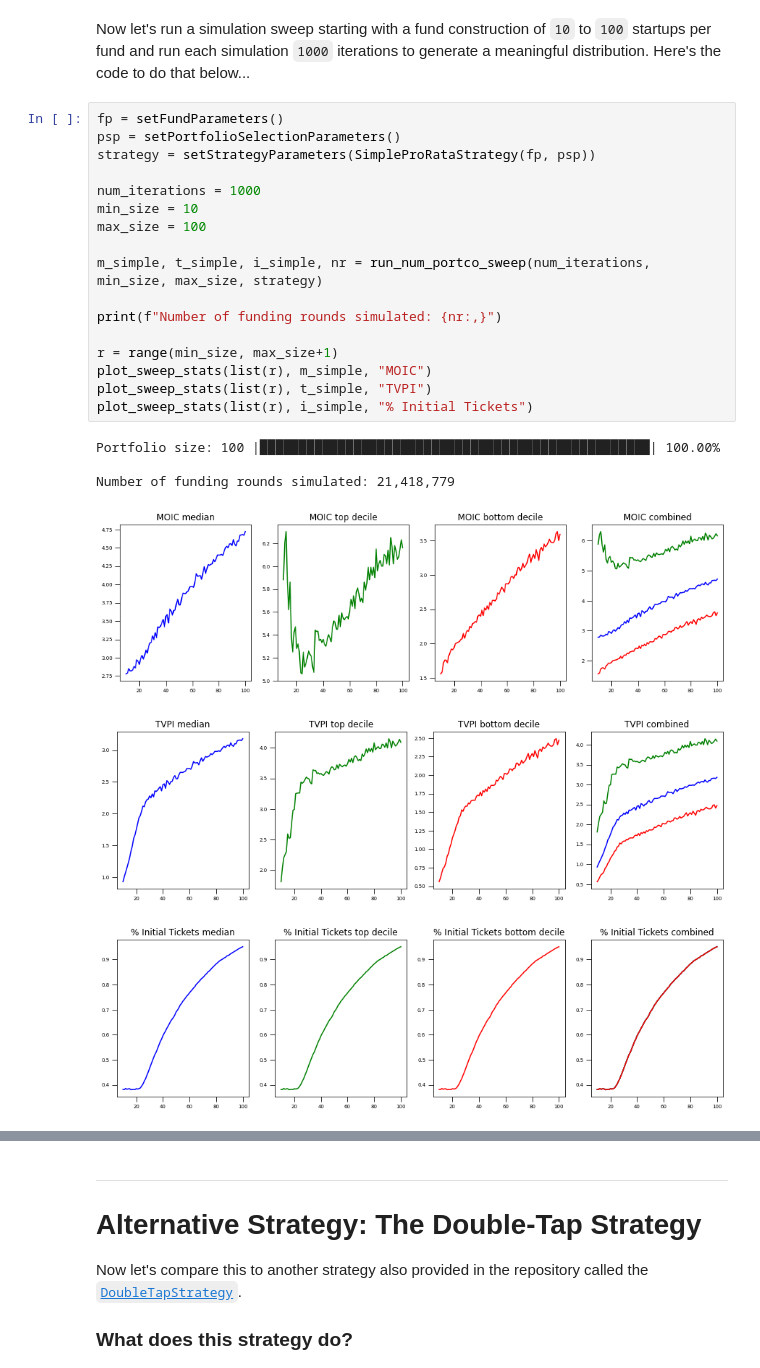
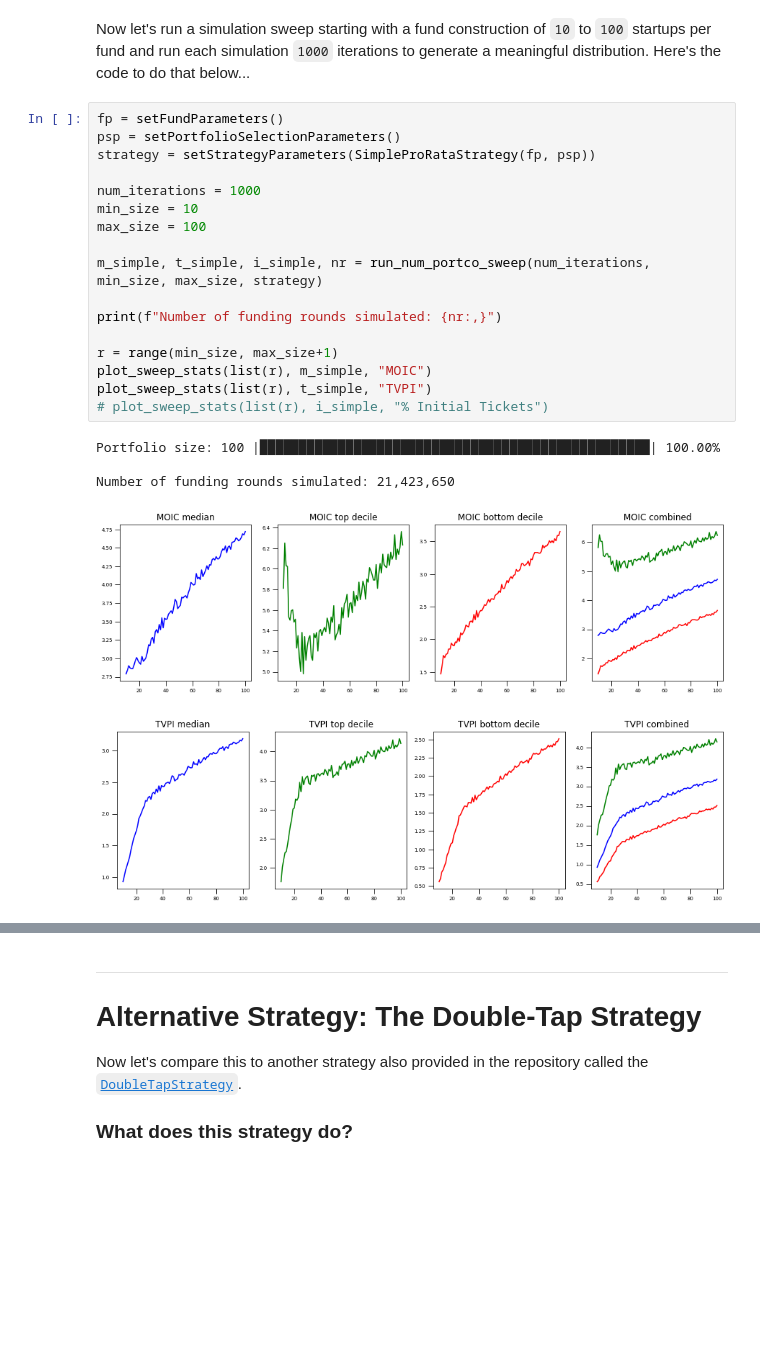
Before and after one commit to raedventures/MonteCarloFundSimulator, a Jupyter notebook: notebooks/fund_simulator.ipynb, the cells around one changed output, grey strips where cells are left out. Drawn from its saved outputs; the diff is of its cells as text; blank space fills up the shorter version.

```diff
--- a/notebooks/fund_simulator.ipynb
+++ b/notebooks/fund_simulator.ipynb
@@ -311,25 +313,24 @@ Now let's run a simulation sweep starting with a fund construction of `10` to `1
 # %%
 fp = setFundParameters()
 psp = setPortfolioSelectionParameters()
 strategy = setStrategyParameters(SimpleProRataStrategy(fp, psp))
 
 num_iterations = 1000
 min_size = 10
 max_size = 100
 
 m_simple, t_simple, i_simple, nr = run_num_portco_sweep(num_iterations, min_size, max_size, strategy)
 
 print(f"Number of funding rounds simulated: {nr:,}")
 
 r = range(min_size, max_size+1)
 plot_sweep_stats(list(r), m_simple, "MOIC")
 plot_sweep_stats(list(r), t_simple, "TVPI")
-plot_sweep_stats(list(r), i_simple, "% Initial Tickets")
+# plot_sweep_stats(list(r), i_simple, "% Initial Tickets")
 # %% [output]
 Portfolio size: 100 |██████████████████████████████████████████████████| 100.00%
 
-Number of funding rounds simulated: 21,418,779
+Number of funding rounds simulated: 21,423,650
-[figure, old version]
+[figure, new version]
-[figure, old version]
+[figure, new version]
-[figure, removed]
 # %% [markdown]
```
Also changed, not shown: parts of 5 cells of this notebook.
